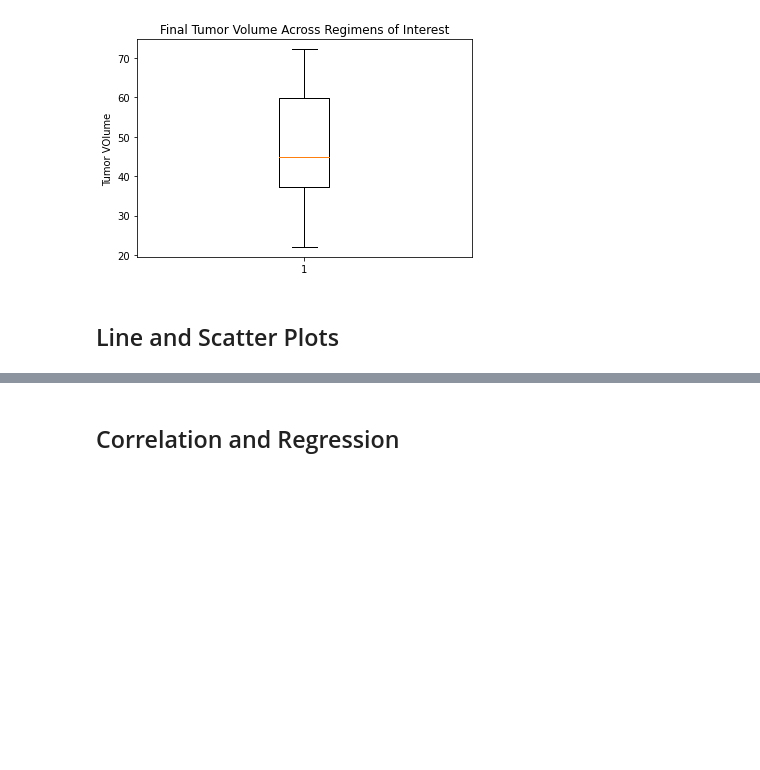
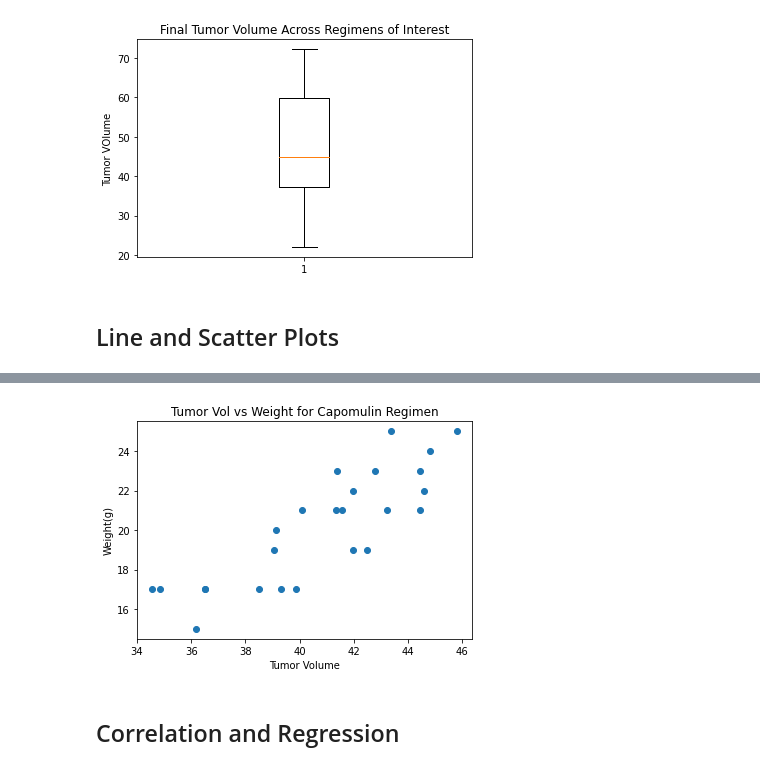
Before and after one commit to etreznoski/pymaceuticals_scc_analysis, a Jupyter notebook: pymaceuticals_starter.ipynb, the cells around one changed output, grey strips where cells are left out. Drawn from its saved outputs; the diff is of its cells as text; code cells hidden in the pictures; blank space fills up the shorter version.

```diff
--- a/pymaceuticals_starter.ipynb
+++ b/pymaceuticals_starter.ipynb
@@ -277,0 +301,3 @@ plt.show()
+# %%
+cap_mouse_group = cap_df.groupby(cap_df["Mouse ID"])
+cap_mouse_group.mean()
@@ -278,5 +323,12 @@ plt.show()
 # %%
 # Generate a scatter plot of average tumor volume vs. mouse weight for the Capomulin regimen
+plt.scatter( cap_mouse_group["Tumor Volume (mm3)"].mean(), cap_mouse_group["Weight (g)"].mean(),)
+plt.title("Tumor Vol vs Weight for Capomulin Regimen")
+plt.xlabel("Tumor Volume")
+plt.ylabel("Weight(g)")
+plt.show()
+# %% [output]
+[figure, added]
 # %% [markdown]
 ## Correlation and Regression
 # %%
```
Also changed, not shown: parts of 3 cells of this notebook.
